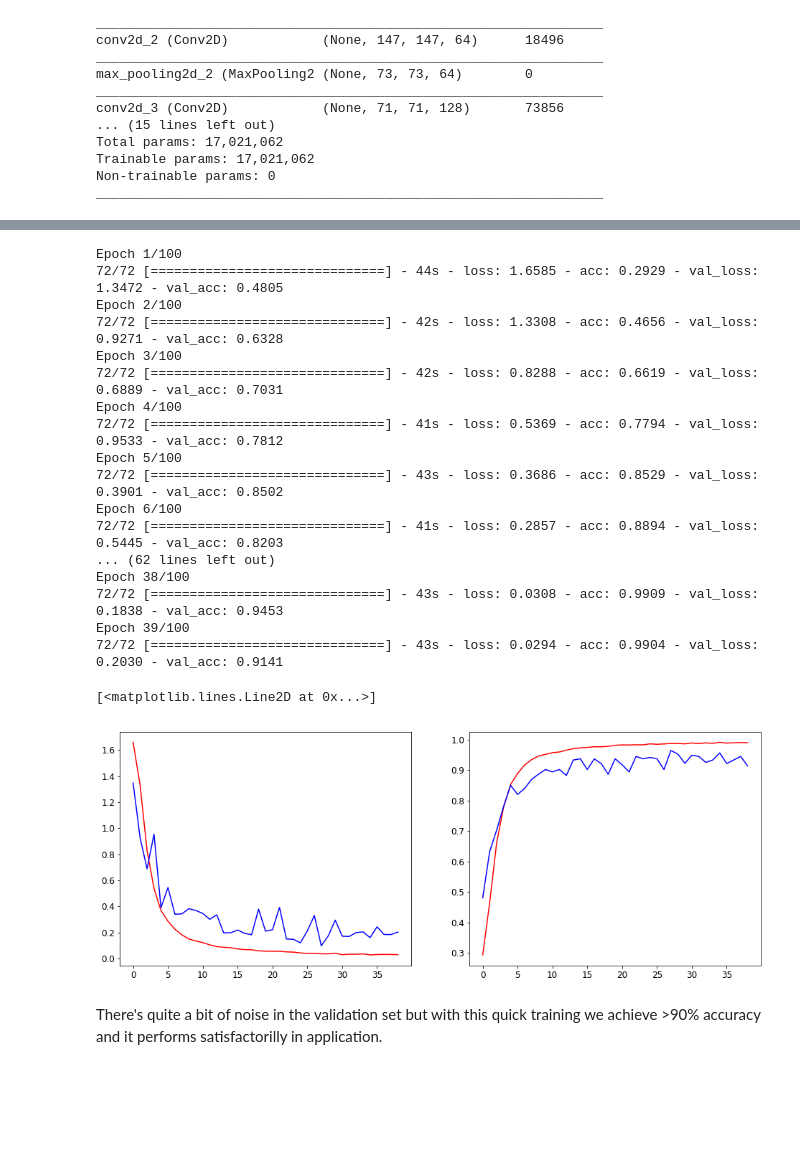
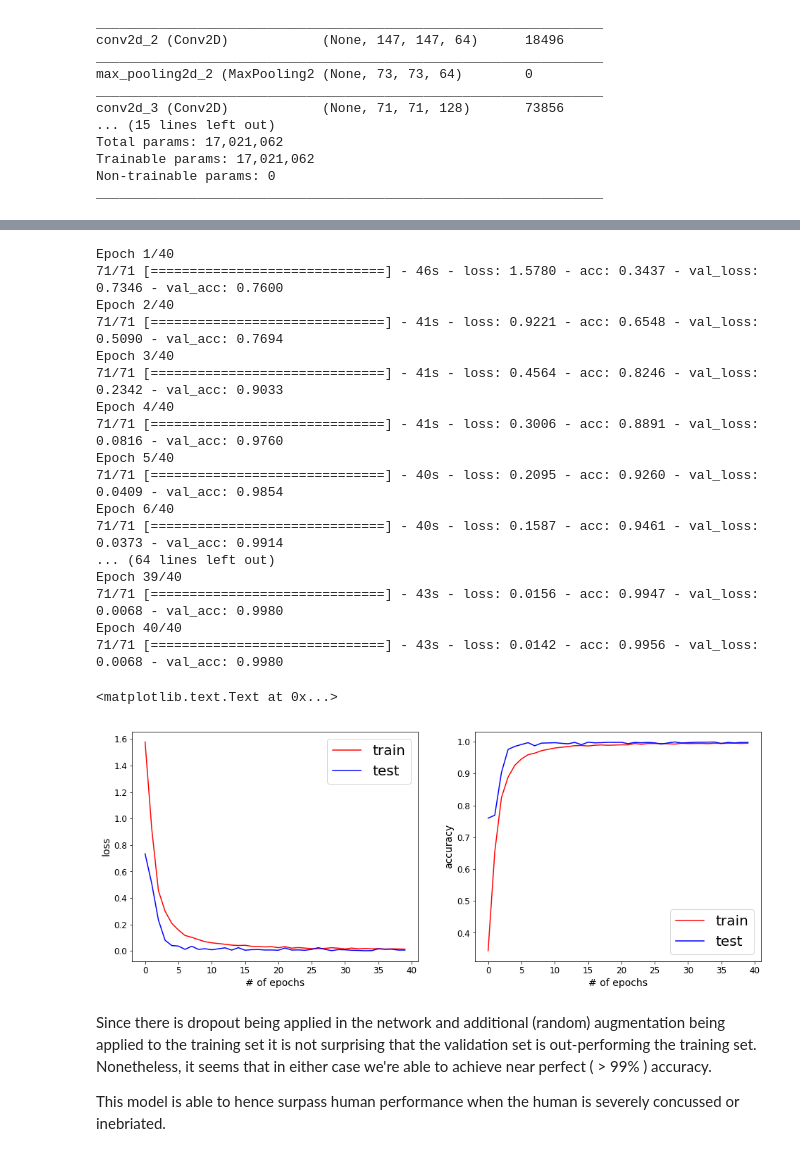
Before and after one commit to jaredvasquez/CNN-HowManyFingers, a Jupyter notebook: trainModel.ipynb, the cells around one changed output, grey strips where cells are left out. Drawn from its saved outputs; the diff is of its cells as text; code cells hidden in the pictures; blank space fills up the shorter version.

```diff
--- a/trainModel.ipynb
+++ b/trainModel.ipynb
@@ -34,15 +36,8 @@ train_datagen = ImageDataGenerator( rescale=1./255,
                                     zoom_range=0.2,
                                     horizontal_flip=True
                                   )
-test_datagen  = ImageDataGenerator( rescale=1./255,
-        # randomizing the validation data will give a better sense of the
-        #  actual performance but adds noise also (commented out for now)
-                                    #rotation_range=10.,
-                                    #width_shift_range=0.1,
-                                    #height_shift_range=0.1,
-                                    #zoom_range=0.2,
-                                    #horizontal_flip=True
-                                  )
+
+test_datagen  = ImageDataGenerator( rescale=1./255 )
 
 train_gen = train_datagen.flow_from_directory(
         'images/train/',
@@ -104,7 +107,7 @@ model.add(MaxPooling2D((2,2)))
 model.add(Flatten())
 model.add(Dense(512, activation='relu'))
 model.add(Dropout(0.3))
-model.add(Dense(6, activation='sigmoid'))
+model.add(Dense(6, activation='softmax'))
 
 model.summary()
 # %% [output]
@@ -139,41 +144,49 @@ os.environ["CUDA_VISIBLE_DEVICES"]="2"
 with tf.device('/gpu:2'):
     history = model.fit_generator(
         train_gen,
-        steps_per_epoch=72,
-        epochs=100,
+        steps_per_epoch=71,
+        epochs=40,
         validation_data=test_gen,
-        validation_steps=2,
+        validation_steps=28,
         callbacks=callbacks_list
     )
 # %% [output]
-Epoch 1/100
-72/72 [==============================] - 44s - loss: 1.6585 - acc: 0.2929 - val_loss: 1.3472 - val_acc: 0.4805
-Epoch 2/100
-72/72 [==============================] - 42s - loss: 1.3308 - acc: 0.4656 - val_loss: 0.9271 - val_acc: 0.6328
-Epoch 3/100
-72/72 [==============================] - 42s - loss: 0.8288 - acc: 0.6619 - val_loss: 0.6889 - val_acc: 0.7031
-Epoch 4/100
-72/72 [==============================] - 41s - loss: 0.5369 - acc: 0.7794 - val_loss: 0.9533 - val_acc: 0.7812
-Epoch 5/100
-72/72 [==============================] - 43s - loss: 0.3686 - acc: 0.8529 - val_loss: 0.3901 - val_acc: 0.8502
-Epoch 6/100
-72/72 [==============================] - 41s - loss: 0.2857 - acc: 0.8894 - val_loss: 0.5445 - val_acc: 0.8203
-... (62 lines left out)
-Epoch 38/100
-72/72 [==============================] - 43s - loss: 0.0308 - acc: 0.9909 - val_loss: 0.1838 - val_acc: 0.9453
-Epoch 39/100
-72/72 [==============================] - 43s - loss: 0.0294 - acc: 0.9904 - val_loss: 0.2030 - val_acc: 0.9141
+Epoch 1/40
+71/71 [==============================] - 46s - loss: 1.5780 - acc: 0.3437 - val_loss: 0.7346 - val_acc: 0.7600
+Epoch 2/40
+71/71 [==============================] - 41s - loss: 0.9221 - acc: 0.6548 - val_loss: 0.5090 - val_acc: 0.7694
+Epoch 3/40
+71/71 [==============================] - 41s - loss: 0.4564 - acc: 0.8246 - val_loss: 0.2342 - val_acc: 0.9033
+Epoch 4/40
+71/71 [==============================] - 41s - loss: 0.3006 - acc: 0.8891 - val_loss: 0.0816 - val_acc: 0.9760
+Epoch 5/40
+71/71 [==============================] - 40s - loss: 0.2095 - acc: 0.9260 - val_loss: 0.0409 - val_acc: 0.9854
+Epoch 6/40
+71/71 [==============================] - 40s - loss: 0.1587 - acc: 0.9461 - val_loss: 0.0373 - val_acc: 0.9914
+... (64 lines left out)
+Epoch 39/40
+71/71 [==============================] - 43s - loss: 0.0156 - acc: 0.9947 - val_loss: 0.0068 - val_acc: 0.9980
+Epoch 40/40
+71/71 [==============================] - 43s - loss: 0.0142 - acc: 0.9956 - val_loss: 0.0068 - val_acc: 0.9980
 # %%
 plt.figure(figsize=(16,6))
 plt.subplot(1,2,1)
 nepochs=len(history.history['loss'])
-plt.plot(range(nepochs), history.history['loss'], 'r-')
-plt.plot(range(nepochs), history.history['val_loss'], 'b-')
+plt.plot(range(nepochs), history.history['loss'],     'r-', label='train')
+plt.plot(range(nepochs), history.history['val_loss'], 'b-', label='test')
+plt.legend(prop={'size': 20})
+plt.ylabel('loss')
+plt.xlabel('# of epochs')
 plt.subplot(1,2,2)
-plt.plot(range(nepochs), history.history['acc'], 'r-')
-plt.plot(range(nepochs), history.history['val_acc'], 'b-')
+plt.plot(range(nepochs), history.history['acc'],     'r-', label='train')
+plt.plot(range(nepochs), history.history['val_acc'], 'b-', label='test')
+plt.legend(prop={'size': 20})
+plt.ylabel('accuracy')
+plt.xlabel('# of epochs')
 # %% [output]
-[<matplotlib.lines.Line2D at 0x...>]
+<matplotlib.text.Text at 0x...>
-[figure, old version]
+[figure, new version]
-# %% [markdown]
-There's quite a bit of noise in the validation set but with this quick training we achieve >90% accuracy and it performs satisfactorilly in application.
+# %% [markdown]
+Since there is dropout being applied in the network and additional (random) augmentation being applied to the training set it is not surprising that the validation set is out-performing the training set. Nonetheless, it seems that in either case we're able to achieve near perfect ( > 99% ) accuracy.
+
+This model is able to hence surpass human performance when the human is severely concussed or inebriated.
```
Also changed, not shown: parts of 22 cells of this notebook.
